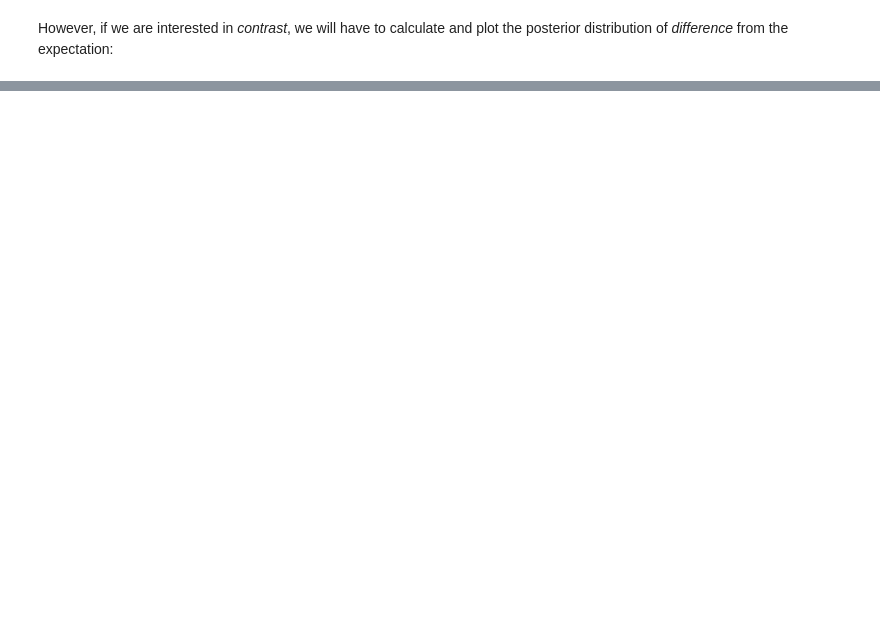
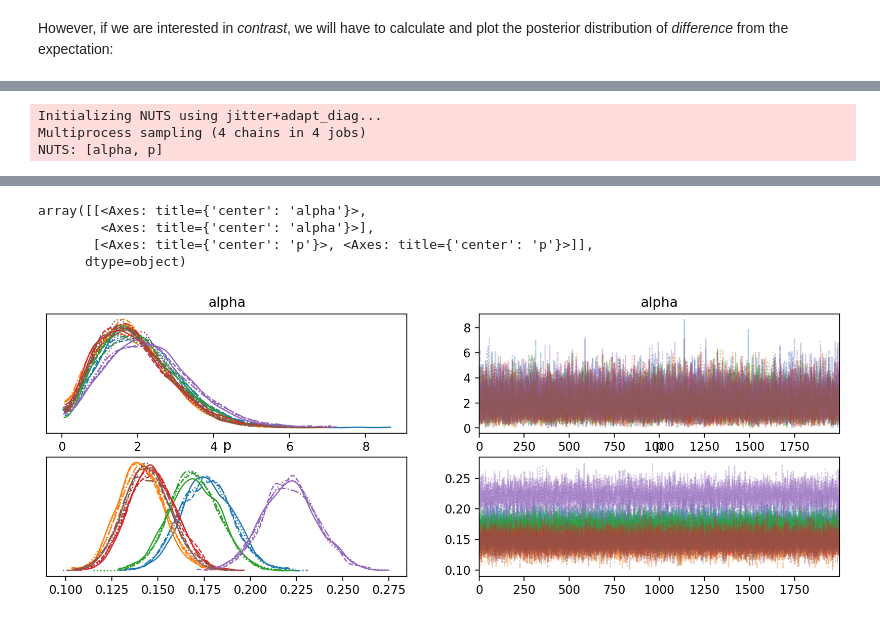
Before and after one commit to tarmojuristo/bayes2025, a Jupyter notebook: m&m.ipynb, the cells around one changed output, grey strips where cells are left out. Saved outputs shown, nothing was run; the diff lists cells and outputs as text; code cells hidden in the pictures; blank space fills up the shorter version.

```diff
--- a/m&m.ipynb
+++ b/m&m.ipynb
@@ -175,0 +263,29 @@ plt.tight_layout()
+# %%
+# Prepare data for modeling
+data_counts = df.values
+num_bags, num_colors = data_counts.shape
+color_names = df.columns.tolist()
+
+# Multinomial regression with PyMC
+with pm.Model(coords={"colors": color_names}) as model:
+    # Dirichlet prior for the category probabilities
+    alpha = pm.HalfNormal("alpha", sigma=2, shape=num_colors)
+    p = pm.Dirichlet("p", a=alpha, dims="colors")
+
+    # Multinomial likelihood
+    likelihood = pm.Multinomial(
+        "likelihood",
+        n=data_counts.sum(axis=1),  # Total counts per bag
+        p=p,
+        observed=data_counts
+    )
+
+    # Sampling
+    trace = pm.sample(2000, tune=1000, target_accept=0.9, return_inferencedata=True)
+
+# Summarize the results
+az.plot_trace(trace) #, kind='rank_bars')
+# %% [output]
+Initializing NUTS using jitter+adapt_diag...
+Multiprocess sampling (4 chains in 4 jobs)
+NUTS: [alpha, p]
@@ -175,0 +295,5 @@ plt.tight_layout()
+array([[<Axes: title={'center': 'alpha'}>,
+        <Axes: title={'center': 'alpha'}>],
+       [<Axes: title={'center': 'p'}>, <Axes: title={'center': 'p'}>]],
+      dtype=object)
+[figure, added]
```
Also changed, not shown: parts of 16 cells of this notebook, 6 other files.
